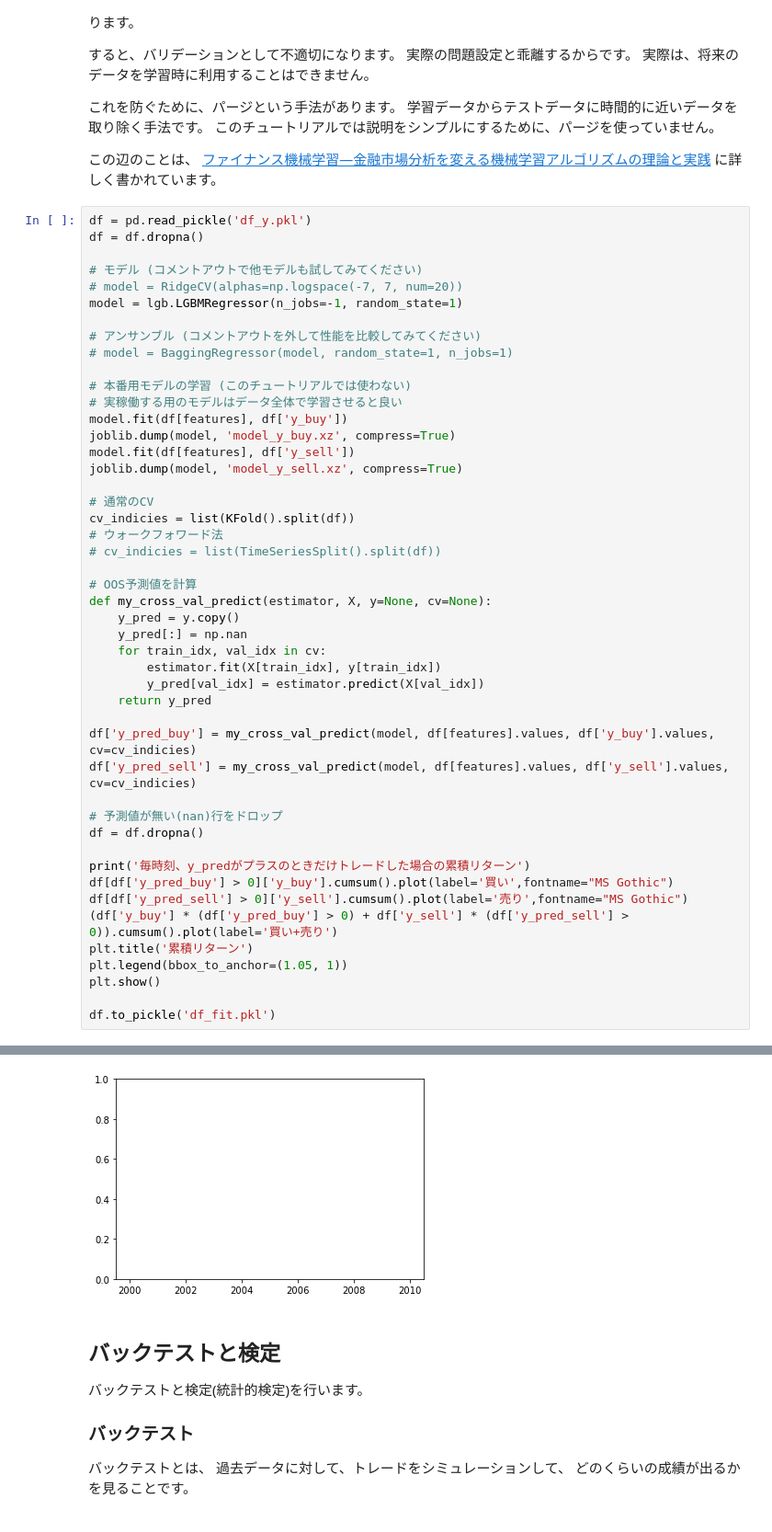
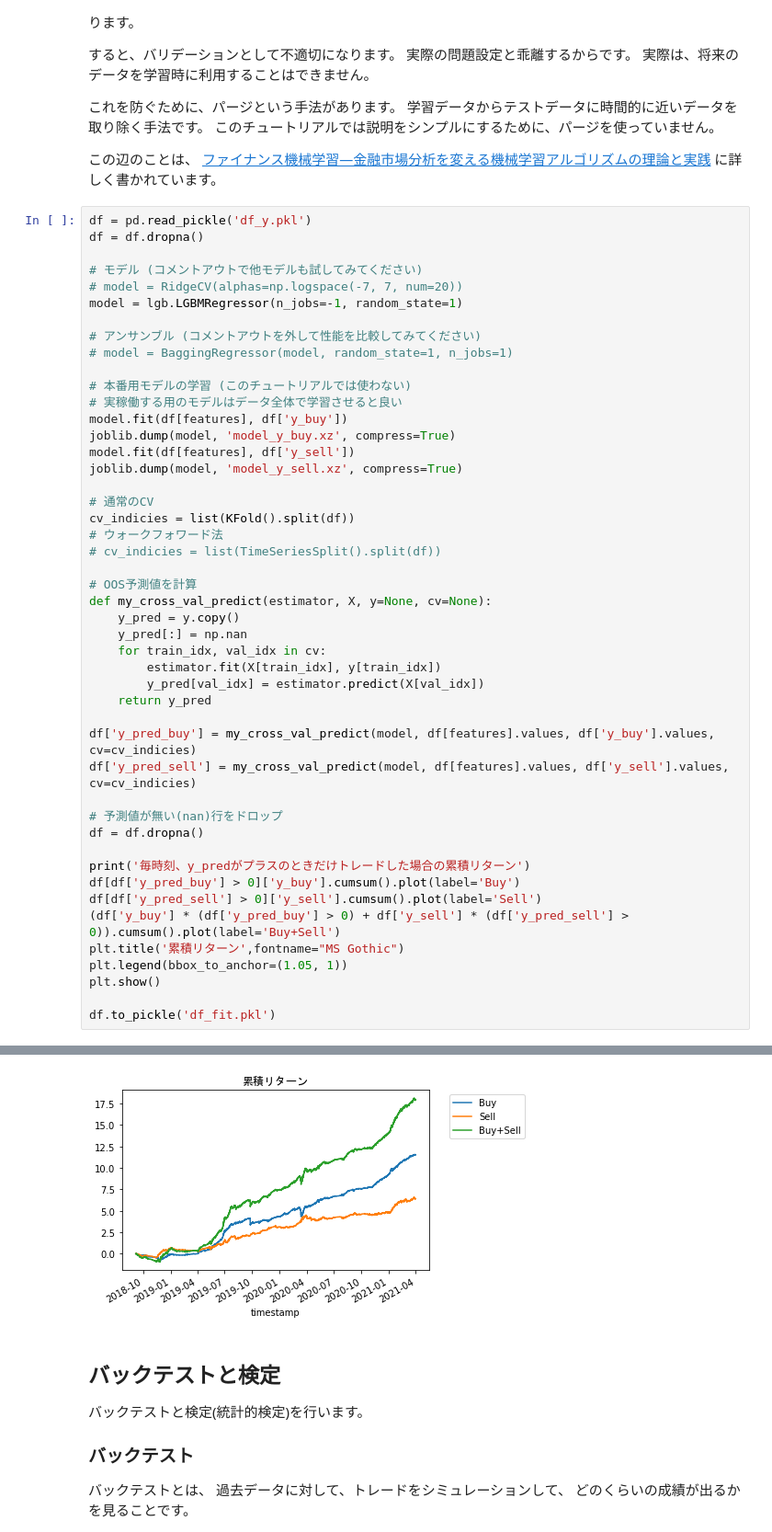
Before and after one commit to KazuyaManabe/mlbot_tutorial, a Jupyter notebook: work/tutorial.ipynb, the cells around one changed output, grey strips where cells are left out. Shown at 92% size. Cells and saved outputs as stored; diff of their text form.

```diff
--- a/work/tutorial.ipynb
+++ b/work/tutorial.ipynb
@@ -700,10 +717,10 @@ df['y_pred_sell'] = my_cross_val_predict(model, df[features].values, df['y_sell'
 df = df.dropna()
 
 print('毎時刻、y_predがプラスのときだけトレードした場合の累積リターン')
-df[df['y_pred_buy'] > 0]['y_buy'].cumsum().plot(label='買い',fontname="MS Gothic")
-df[df['y_pred_sell'] > 0]['y_sell'].cumsum().plot(label='売り',fontname="MS Gothic")
-(df['y_buy'] * (df['y_pred_buy'] > 0) + df['y_sell'] * (df['y_pred_sell'] > 0)).cumsum().plot(label='買い+売り')
-plt.title('累積リターン')
+df[df['y_pred_buy'] > 0]['y_buy'].cumsum().plot(label='Buy')
+df[df['y_pred_sell'] > 0]['y_sell'].cumsum().plot(label='Sell')
+(df['y_buy'] * (df['y_pred_buy'] > 0) + df['y_sell'] * (df['y_pred_sell'] > 0)).cumsum().plot(label='Buy+Sell')
+plt.title('累積リターン',fontname="MS Gothic")
 plt.legend(bbox_to_anchor=(1.05, 1))
 plt.show()
 
@@ -714,4 +730,4 @@ AttributeError: 'Line2D' object has no property 'fontname'
-[figure, old version]
+[figure, new version]
 # %% [markdown]
 ## バックテストと検定
 
```
Also changed, not shown: parts of 5 cells of this notebook.
